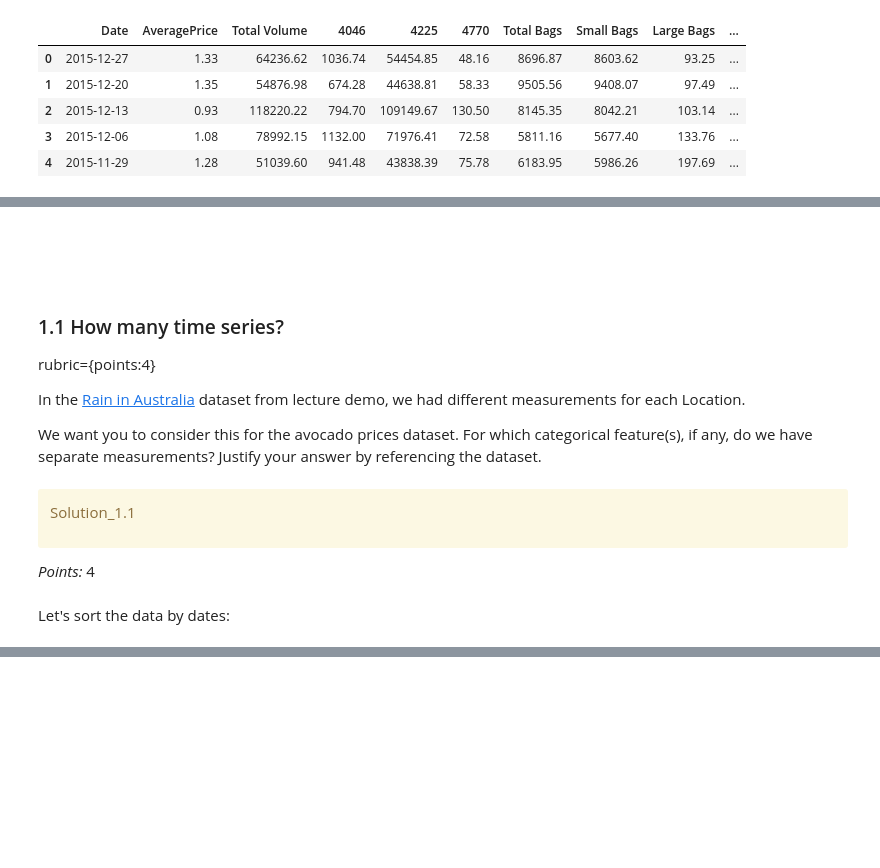
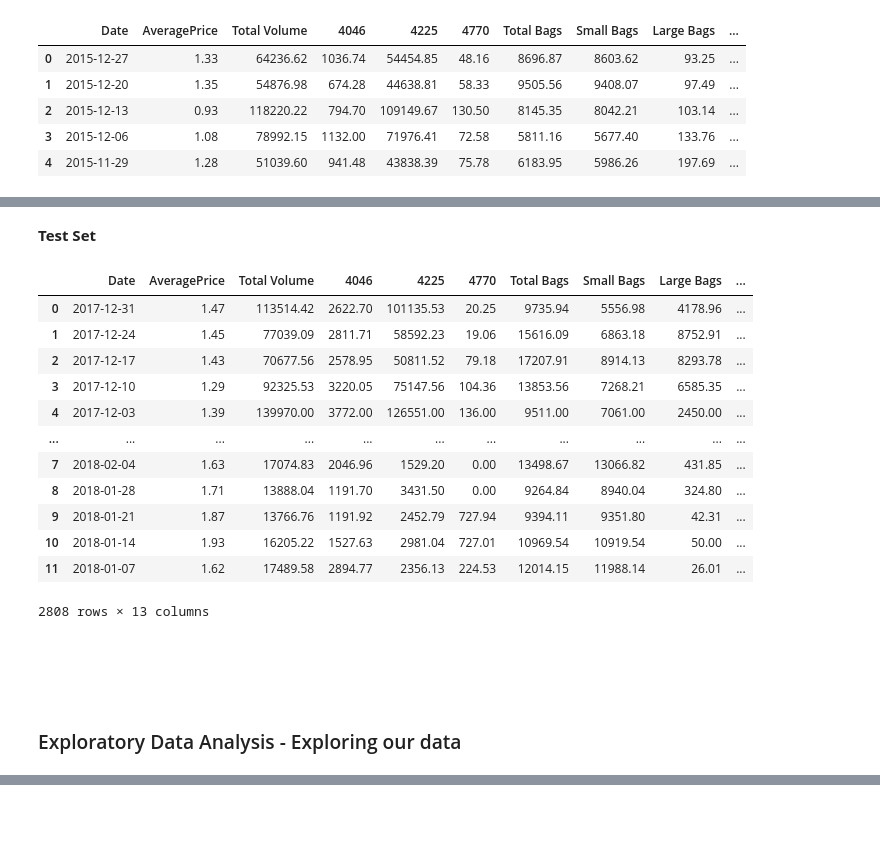
Before and after one commit to hansel-poe/time-series-blog, a Jupyter notebook: hw8.ipynb, the cells around one changed output, grey strips where cells are left out. Cells and saved outputs as stored; diff of their text form; code cells hidden in the pictures; blank space fills up the shorter version.

```diff
--- a/hw8.ipynb
+++ b/hw8.ipynb
@@ -87,21 +88,22 @@ assert len(df_train) + len(df_test) == len(df)
+# %% [markdown]
+**Test Set**
+# %%
+df_test
+# %% [output]
+|  | Date | AveragePrice | Total Volume | 4046 | 4225 | 4770 | Total Bags | Small Bags | Large Bags | ... |
+| 0 | 2017-12-31 | 1.47 | 113514.42 | 2622.70 | 101135.53 | 20.25 | 9735.94 | 5556.98 | 4178.96 | ... |
+| 1 | 2017-12-24 | 1.45 | 77039.09 | 2811.71 | 58592.23 | 19.06 | 15616.09 | 6863.18 | 8752.91 | ... |
+| 2 | 2017-12-17 | 1.43 | 70677.56 | 2578.95 | 50811.52 | 79.18 | 17207.91 | 8914.13 | 8293.78 | ... |
+| 3 | 2017-12-10 | 1.29 | 92325.53 | 3220.05 | 75147.56 | 104.36 | 13853.56 | 7268.21 | 6585.35 | ... |
+| 4 | 2017-12-03 | 1.39 | 139970.00 | 3772.00 | 126551.00 | 136.00 | 9511.00 | 7061.00 | 2450.00 | ... |
+| ... | ... | ... | ... | ... | ... | ... | ... | ... | ... | ... |
+| 7 | 2018-02-04 | 1.63 | 17074.83 | 2046.96 | 1529.20 | 0.00 | 13498.67 | 13066.82 | 431.85 | ... |
+| 8 | 2018-01-28 | 1.71 | 13888.04 | 1191.70 | 3431.50 | 0.00 | 9264.84 | 8940.04 | 324.80 | ... |
+| 9 | 2018-01-21 | 1.87 | 13766.76 | 1191.92 | 2452.79 | 727.94 | 9394.11 | 9351.80 | 42.31 | ... |
+| 10 | 2018-01-14 | 1.93 | 16205.22 | 1527.63 | 2981.04 | 727.01 | 10969.54 | 10919.54 | 50.00 | ... |
+| 11 | 2018-01-07 | 1.62 | 17489.58 | 2894.77 | 2356.13 | 224.53 | 12014.15 | 11988.14 | 26.01 | ... |
+2808 rows × 13 columns
 # %% [markdown]
 <br><br>
-# %% [markdown]
-<!-- BEGIN QUESTION -->
-
-### 1.1 How many time series?
-rubric={points:4}
-
-In the [Rain in Australia](https://www.kaggle.com/datasets/jsphyg/weather-dataset-rattle-package) dataset from lecture demo, we had different measurements for each Location.
-
-We want you to consider this for the avocado prices dataset. For which categorical feature(s), if any, do we have separate measurements? Justify your answer by referencing the dataset.
-# %% [markdown]
-<div class="alert alert-warning">
-
-Solution_1.1
-
-</div>
-
-_Points:_ 4
-# %% [markdown]
-Let's sort the data by dates:
+# %% [markdown]
+### Exploratory Data Analysis - Exploring our data
```
Also changed, not shown: parts of 53 cells of this notebook, 2 other files.
